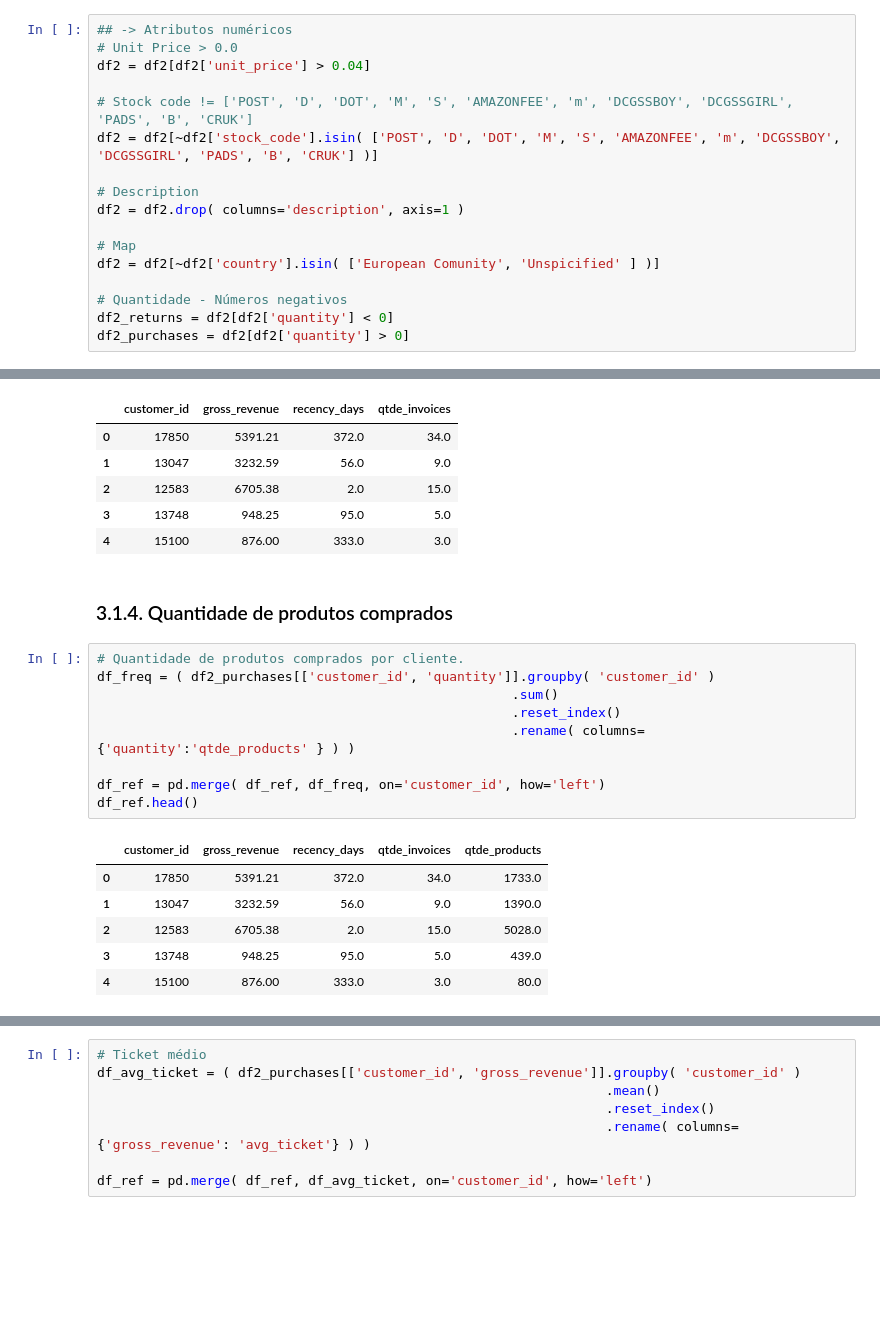
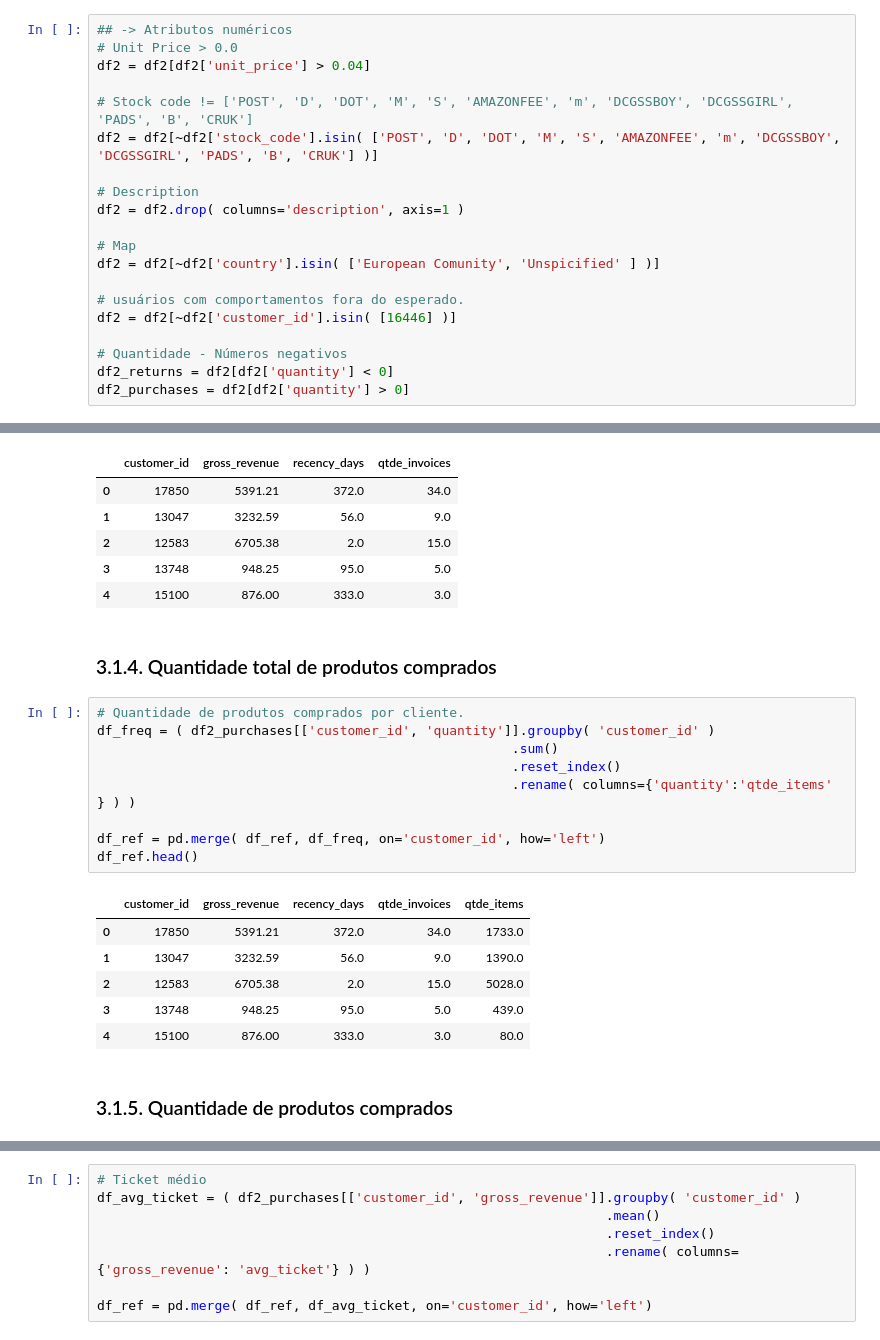
Before and after one commit to laurivansareta/insiders_clustering, a Jupyter notebook: notebooks/v1.0-ls-insiders_clustering.ipynb, the cells around one changed output, grey strips where cells are left out. Drawn from its saved outputs; the diff is of its cells as text; blank space fills up the shorter version.

```diff
--- a/notebooks/v1.0-ls-insiders_clustering.ipynb
+++ b/notebooks/v1.0-ls-insiders_clustering.ipynb
@@ -445,6 +460,9 @@ df2 = df2.drop( columns='description', axis=1 )
 # Map
 df2 = df2[~df2['country'].isin( ['European Comunity', 'Unspicified' ] )]
 
+# usuários com comportamentos fora do esperado.
+df2 = df2[~df2['customer_id'].isin( [16446] )]
+
 # Quantidade - Números negativos
 df2_returns = df2[df2['quantity'] < 0]
 df2_purchases = df2[df2['quantity'] > 0]
@@ -531,20 +549,22 @@ df_ref.head()
 | 3 | 13748 | 948.25 | 95.0 | 5.0 |
 | 4 | 15100 | 876.00 | 333.0 | 3.0 |
 # %% [markdown]
-### 3.1.4. Quantidade de produtos comprados
+### 3.1.4. Quantidade total de produtos comprados
 # %%
 # Quantidade de produtos comprados por cliente.
 df_freq = ( df2_purchases[['customer_id', 'quantity']].groupby( 'customer_id' )
                                                      .sum()
                                                      .reset_index()
-                                                     .rename( columns={'quantity':'qtde_products' } ) )
+                                                     .rename( columns={'quantity':'qtde_items' } ) )
 
 df_ref = pd.merge( df_ref, df_freq, on='customer_id', how='left')
 df_ref.head()
 # %% [output]
-|  | customer_id | gross_revenue | recency_days | qtde_invoices | qtde_products |
+|  | customer_id | gross_revenue | recency_days | qtde_invoices | qtde_items |
 | 0 | 17850 | 5391.21 | 372.0 | 34.0 | 1733.0 |
 | 1 | 13047 | 3232.59 | 56.0 | 9.0 | 1390.0 |
 | 2 | 12583 | 6705.38 | 2.0 | 15.0 | 5028.0 |
 | 3 | 13748 | 948.25 | 95.0 | 5.0 | 439.0 |
 | 4 | 15100 | 876.00 | 333.0 | 3.0 | 80.0 |
+# %% [markdown]
+### 3.1.5. Quantidade de produtos comprados
```
Also changed, not shown: parts of 54 cells of this notebook.
